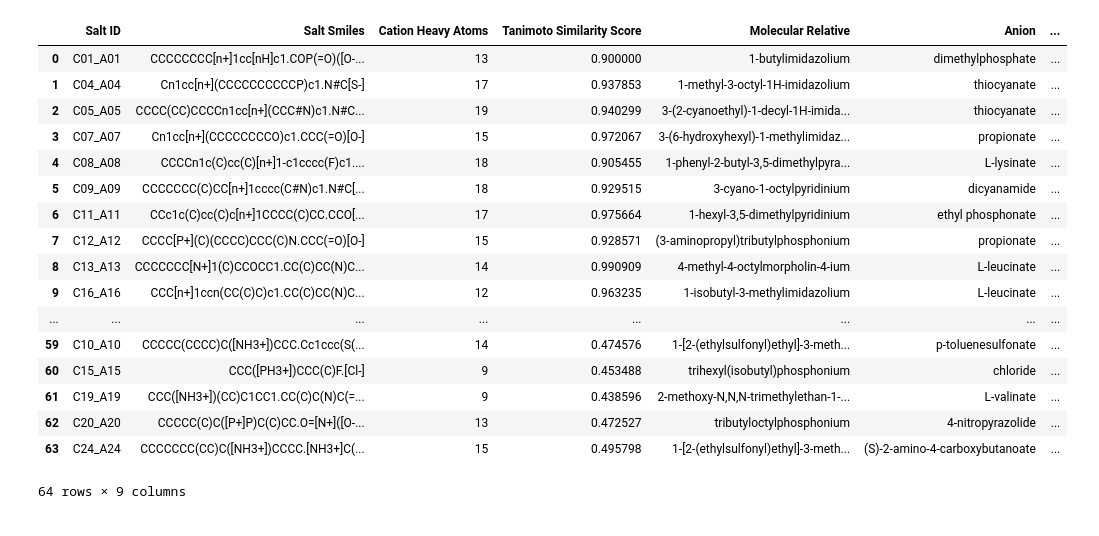
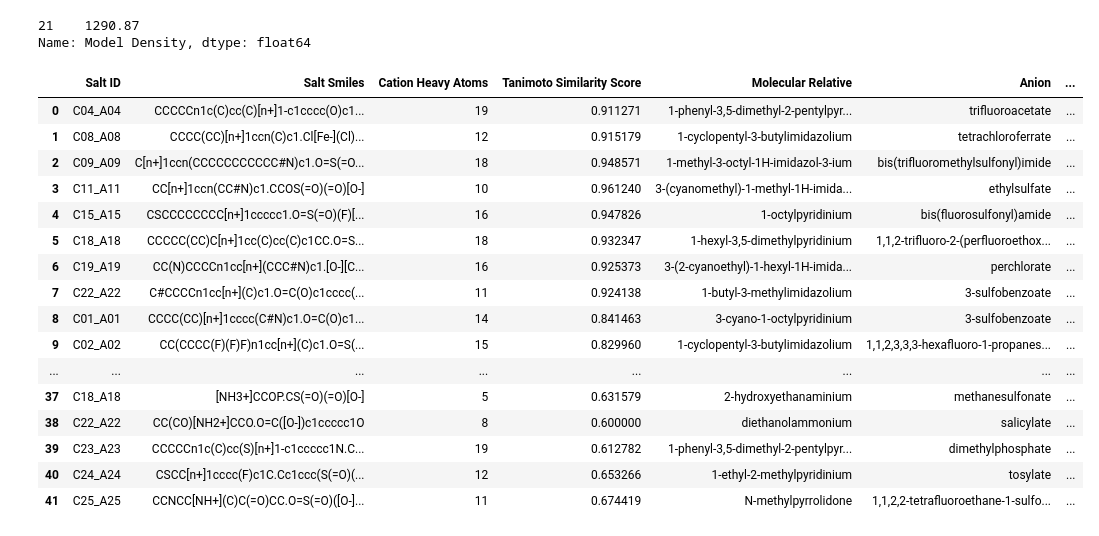
Before and after one commit to wesleybeckner/gains, a Jupyter notebook: scripts/gains_prototype.ipynb, the cells around one changed output. Cells and saved outputs as stored; diff of their text form; code cells hidden in the pictures.

```diff
--- a/scripts/gains_prototype.ipynb
+++ b/scripts/gains_prototype.ipynb
@@ -171,0 +44,4 @@ molecular relative:     tributyloctylphosphonium
+# %%
+target = 1000
+model_ID = "density_m3"
+generate_solvent(target, model_ID, sim_bounds=[0.1, 1], heavy_atom_limit=1e8, hits=1)
@@ -171,0 +62,5 @@ molecular relative:     tributyloctylphosphonium
+# %%
+parent_candidates = eval(genetic.load_data("{}_summary.csv".
+                             format(model_ID)).loc[1][1])
+for i in range(len(parent_candidates)):
+    print(salty.check_name(parent_candidates[i]))
@@ -172,48 +85,52 @@ molecular relative:     tributyloctylphosphonium
+# %%
+true
+# %% [output]
+21    1290.87
+Name: Model Density, dtype: float64
 # %%
 out = pd.DataFrame()
-for j in np.arange(40,100,10):
-    df = pd.read_csv("../../designer_molecules/pdb_files/model_3/%s/salt_candidates.csv" % j)
+for j in np.arange(60,100,10):
+    df = pd.read_csv("../../designer_molecules/pdb_files/model_3/1300kgm3/%s/salt_log.csv" % j) #or salt_candidates
     inner = pd.DataFrame()
-    for i in range(1,25):
+    for i in range(1,26):
         if i < 10:
             CAT_ID = "C0%s" % i
             AN_ID = "A0%s" % i
         else:
             CAT_ID = "C%s" % i
             AN_ID = "A%s" % i
         Salt_ID = CAT_ID + "_" + AN_ID
         try:
-            mean = np.round(pd.read_csv("pdb_files/model_3/%s/%s.dens" % (j, Salt_ID)).describe().loc["mean"][1])
-            std = np.round(pd.read_csv("pdb_files/model_3/%s/%s.dens" % (j, Salt_ID)).describe().loc["std"][1])
+            mean = np.round(pd.read_csv("../../designer_molecules/pdb_files/model_3/1300kgm3/%s/%s.dens" % (j, Salt_ID)).describe().loc["mean"][1])
+            std = np.round(pd.read_csv("../../designer_molecules/pdb_files/model_3/1300kgm3/%s/%s.dens" % (j, Salt_ID)).describe().loc["std"][1])
             value = ("{}{}{}".format(mean," +/- ", std))
             true = df.loc[df["Salt ID"] == Salt_ID, "Model Density"]
             difference = (true - mean)/true*100
             df.loc[df["Salt ID"] == Salt_ID, "MD Density"] = value
-            df.loc[df["Salt ID"] == Salt_ID, "% Difference"] = difference
+            df.loc[df["Salt ID"] == Salt_ID, "Error"] = difference #this is % Difference in old version
         except:
             pass
     df.dropna(inplace=True)
     out = pd.concat([df, out], axis=0)
 out.reset_index(drop=True, inplace=True)
 out
 # %% [output]
 |  | Salt ID | Salt Smiles | Cation Heavy Atoms | Tanimoto Similarity Score | Molecular Relative | Anion | ... |
-| 0 | C01_A01 | CCCCCCCC[n+]1cc[nH]c1.COP(=O)([O-... | 13 | 0.900000 | 1-butylimidazolium | dimethylphosphate | ... |
-| 1 | C04_A04 | Cn1cc[n+](CCCCCCCCCCP)c1.N#C[S-] | 17 | 0.937853 | 1-methyl-3-octyl-1H-imidazolium | thiocyanate | ... |
-| 2 | C05_A05 | CCCC(CC)CCCCn1cc[n+](CCC#N)c1.N#C... | 19 | 0.940299 | 3-(2-cyanoethyl)-1-decyl-1H-imida... | thiocyanate | ... |
-| 3 | C07_A07 | Cn1cc[n+](CCCCCCCCO)c1.CCC(=O)[O-] | 15 | 0.972067 | 3-(6-hydroxyhexyl)-1-methylimidaz... | propionate | ... |
-| 4 | C08_A08 | CCCCn1c(C)cc(C)[n+]1-c1cccc(F)c1.... | 18 | 0.905455 | 1-phenyl-2-butyl-3,5-dimethylpyra... | L-lysinate | ... |
-| 5 | C09_A09 | CCCCCCC(C)CC[n+]1cccc(C#N)c1.N#C[... | 18 | 0.929515 | 3-cyano-1-octylpyridinium | dicyanamide | ... |
-| 6 | C11_A11 | CCc1c(C)cc(C)c[n+]1CCCC(C)CC.CCO[... | 17 | 0.975664 | 1-hexyl-3,5-dimethylpyridinium | ethyl phosphonate | ... |
-| 7 | C12_A12 | CCCC[P+](C)(CCCC)CCC(C)N.CCC(=O)[O-] | 15 | 0.928571 | (3-aminopropyl)tributylphosphonium | propionate | ... |
-| 8 | C13_A13 | CCCCCCC[N+]1(C)CCOCC1.CC(C)CC(N)C... | 14 | 0.990909 | 4-methyl-4-octylmorpholin-4-ium | L-leucinate | ... |
-| 9 | C16_A16 | CCC[n+]1ccn(CC(C)C)c1.CC(C)CC(N)C... | 12 | 0.963235 | 1-isobutyl-3-methylimidazolium | L-leucinate | ... |
+| 0 | C04_A04 | CCCCCn1c(C)cc(C)[n+]1-c1cccc(O)c1... | 19 | 0.911271 | 1-phenyl-3,5-dimethyl-2-pentylpyr... | trifluoroacetate | ... |
+| 1 | C08_A08 | CCCC(CC)[n+]1ccn(C)c1.Cl[Fe-](Cl)... | 12 | 0.915179 | 1-cyclopentyl-3-butylimidazolium | tetrachloroferrate | ... |
+| 2 | C09_A09 | C[n+]1ccn(CCCCCCCCCCC#N)c1.O=S(=O... | 18 | 0.948571 | 1-methyl-3-octyl-1H-imidazol-3-ium | bis(trifluoromethylsulfonyl)imide | ... |
+| 3 | C11_A11 | CC[n+]1ccn(CC#N)c1.CCOS(=O)(=O)[O-] | 10 | 0.961240 | 3-(cyanomethyl)-1-methyl-1H-imida... | ethylsulfate | ... |
+| 4 | C15_A15 | CSCCCCCCCC[n+]1ccccc1.O=S(=O)(F)[... | 16 | 0.947826 | 1-octylpyridinium | bis(fluorosulfonyl)amide | ... |
+| 5 | C18_A18 | CCCCC(CC)C[n+]1cc(C)cc(C)c1CC.O=S... | 18 | 0.932347 | 1-hexyl-3,5-dimethylpyridinium | 1,1,2-trifluoro-2-(perfluoroethox... | ... |
+| 6 | C19_A19 | CC(N)CCCCn1cc[n+](CCC#N)c1.[O-][C... | 16 | 0.925373 | 3-(2-cyanoethyl)-1-hexyl-1H-imida... | perchlorate | ... |
+| 7 | C22_A22 | C#CCCCn1cc[n+](C)c1.O=C(O)c1cccc(... | 11 | 0.924138 | 1-butyl-3-methylimidazolium | 3-sulfobenzoate | ... |
+| 8 | C01_A01 | CCCC(CC)[n+]1cccc(C#N)c1.O=C(O)c1... | 14 | 0.841463 | 3-cyano-1-octylpyridinium | 3-sulfobenzoate | ... |
+| 9 | C02_A02 | CC(CCCC(F)(F)F)n1cc[n+](C)c1.O=S(... | 15 | 0.829960 | 1-cyclopentyl-3-butylimidazolium | 1,1,2,3,3,3-hexafluoro-1-propanes... | ... |
 | ... | ... | ... | ... | ... | ... | ... | ... |
-| 59 | C10_A10 | CCCCC(CCCC)C([NH3+])CCC.Cc1ccc(S(... | 14 | 0.474576 | 1-[2-(ethylsulfonyl)ethyl]-3-meth... | p-toluenesulfonate | ... |
-| 60 | C15_A15 | CCC([PH3+])CCC(C)F.[Cl-] | 9 | 0.453488 | trihexyl(isobutyl)phosphonium | chloride | ... |
-| 61 | C19_A19 | CCC([NH3+])(CC)C1CC1.CC(C)C(N)C(=... | 9 | 0.438596 | 2-methoxy-N,N,N-trimethylethan-1-... | L-valinate | ... |
-| 62 | C20_A20 | CCCCC(C)C([P+]P)C(C)CC.O=[N+]([O-... | 13 | 0.472527 | tributyloctylphosphonium | 4-nitropyrazolide | ... |
-| 63 | C24_A24 | CCCCCCC(CC)C([NH3+])CCCC.[NH3+]C(... | 15 | 0.495798 | 1-[2-(ethylsulfonyl)ethyl]-3-meth... | (S)-2-amino-4-carboxybutanoate | ... |
+| 37 | C18_A18 | [NH3+]CCOP.CS(=O)(=O)[O-] | 5 | 0.631579 | 2-hydroxyethanaminium | methanesulfonate | ... |
+| 38 | C22_A22 | CC(CO)[NH2+]CCO.O=C([O-])c1ccccc1O | 8 | 0.600000 | diethanolammonium | salicylate | ... |
+| 39 | C23_A23 | CCCCCn1c(C)cc(S)[n+]1-c1ccccc1N.C... | 19 | 0.612782 | 1-phenyl-3,5-dimethyl-2-pentylpyr... | dimethylphosphate | ... |
+| 40 | C24_A24 | CSCC[n+]1cccc(F)c1C.Cc1ccc(S(=O)(... | 12 | 0.653266 | 1-ethyl-2-methylpyridinium | tosylate | ... |
+| 41 | C25_A25 | CCNCC[NH+](C)C(=O)CC.O=S(=O)([O-]... | 11 | 0.674419 | N-methylpyrrolidone | 1,1,2,2-tetrafluoroethane-1-sulfo... | ... |
-64 rows × 9 columns
 # %%
 out.drop([23,58], inplace=True)
```
Also changed, not shown: parts of 9 cells of this notebook, 46 other files.
